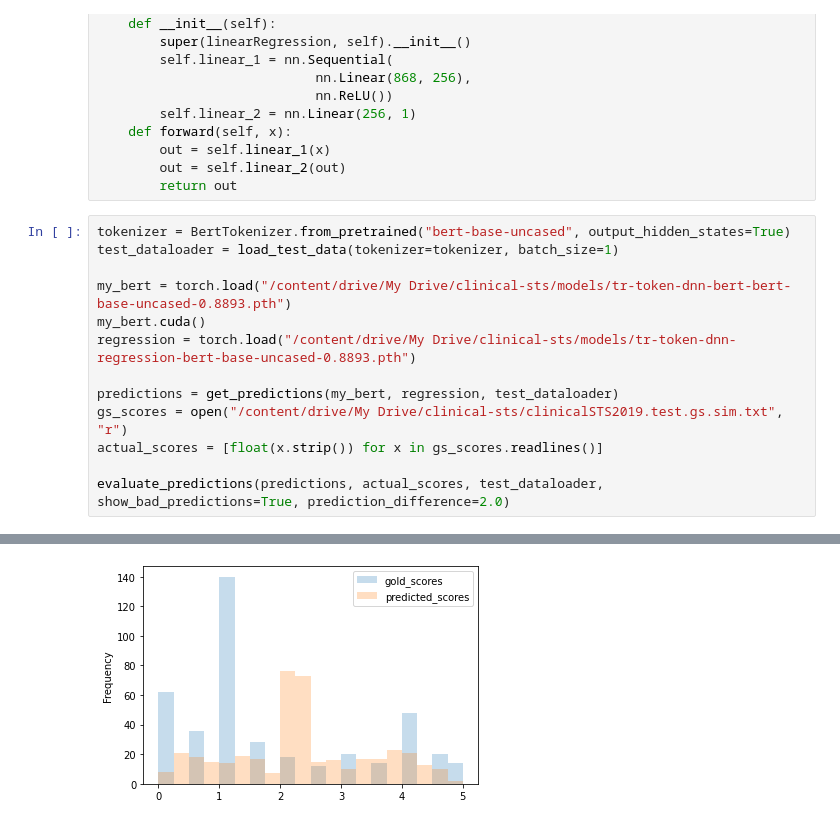
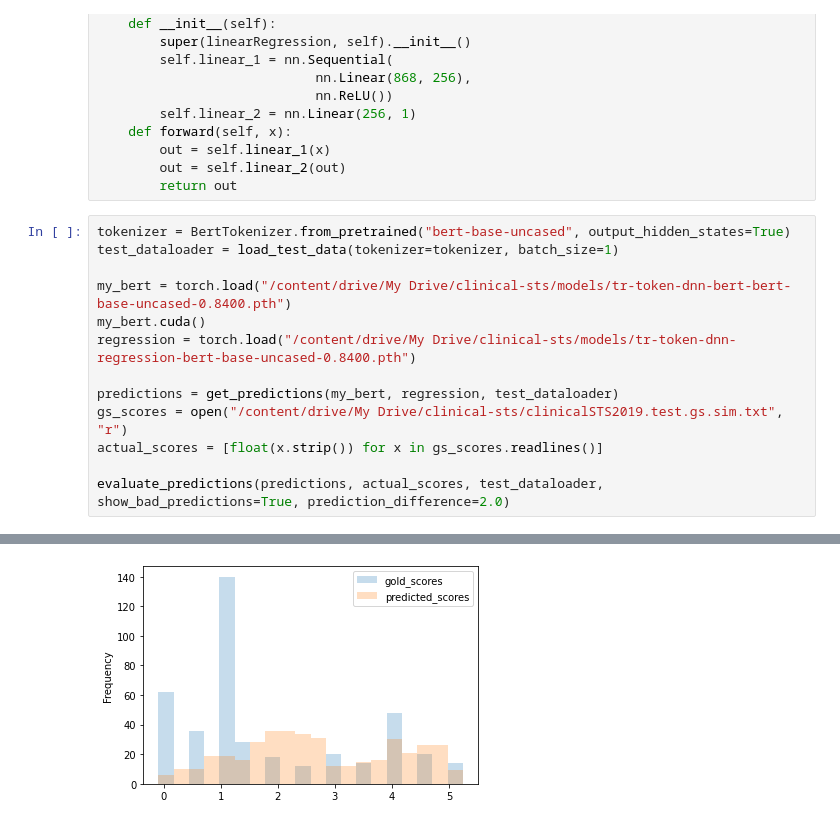
Before and after one commit to sreenivasanramesh/clinical-sts, a Jupyter notebook: phase2/TR_TOKEN_EMB_CUI/test_translated_token_emb.ipynb, the cells around one changed output, grey strips where cells are left out. Saved outputs shown, nothing was run; the diff lists cells and outputs as text.

```diff
--- a/phase2/TR_TOKEN_EMB_CUI/test_translated_token_emb.ipynb
+++ b/phase2/TR_TOKEN_EMB_CUI/test_translated_token_emb.ipynb
@@ -272,9 +272,9 @@ class linearRegression(nn.Module):
 tokenizer = BertTokenizer.from_pretrained("bert-base-uncased", output_hidden_states=True)
 test_dataloader = load_test_data(tokenizer=tokenizer, batch_size=1)
 
-my_bert = torch.load("/content/drive/My Drive/clinical-sts/models/tr-token-dnn-bert-bert-base-uncased-0.8893.pth")
+my_bert = torch.load("/content/drive/My Drive/clinical-sts/models/tr-token-dnn-bert-bert-base-uncased-0.8400.pth")
 my_bert.cuda()
-regression = torch.load("/content/drive/My Drive/clinical-sts/models/tr-token-dnn-regression-bert-base-uncased-0.8893.pth")
+regression = torch.load("/content/drive/My Drive/clinical-sts/models/tr-token-dnn-regression-bert-base-uncased-0.8400.pth")
 
 predictions = get_predictions(my_bert, regression, test_dataloader)
 gs_scores = open("/content/drive/My Drive/clinical-sts/clinicalSTS2019.test.gs.sim.txt", "r")
@@ -300,4 +302,4 @@ actual  predicted     difference     SENTENCE
-[figure, old version]
+[figure, new version]
 # %%
 tokenizer = BertTokenizer.from_pretrained("/content/drive/My Drive/clinical-sts/bio-bert/", output_hidden_states=True)
 test_dataloader = load_test_data(tokenizer=tokenizer, batch_size=1)
```
Also changed, not shown: parts of 5 cells of this notebook, 4 other files.
